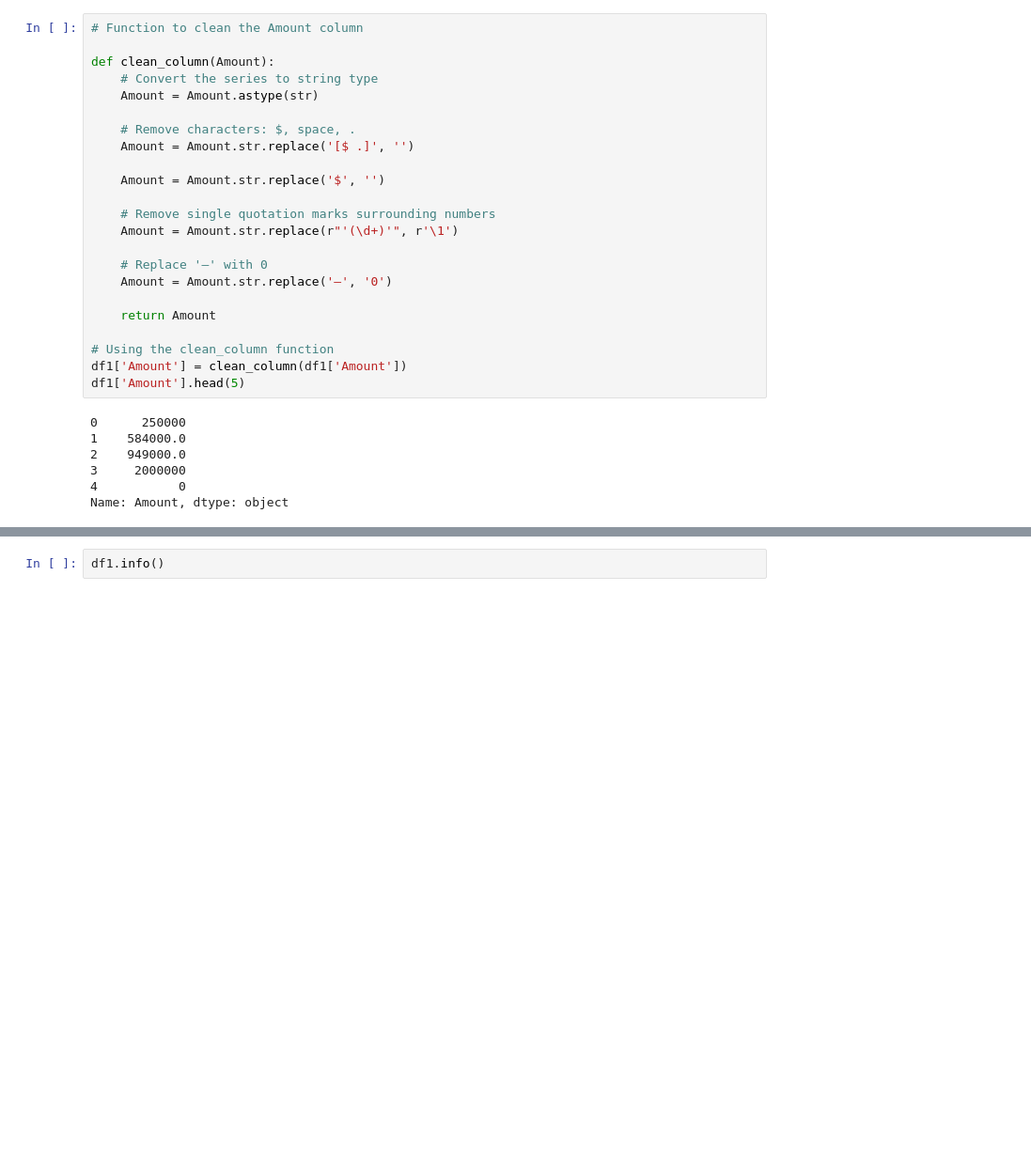
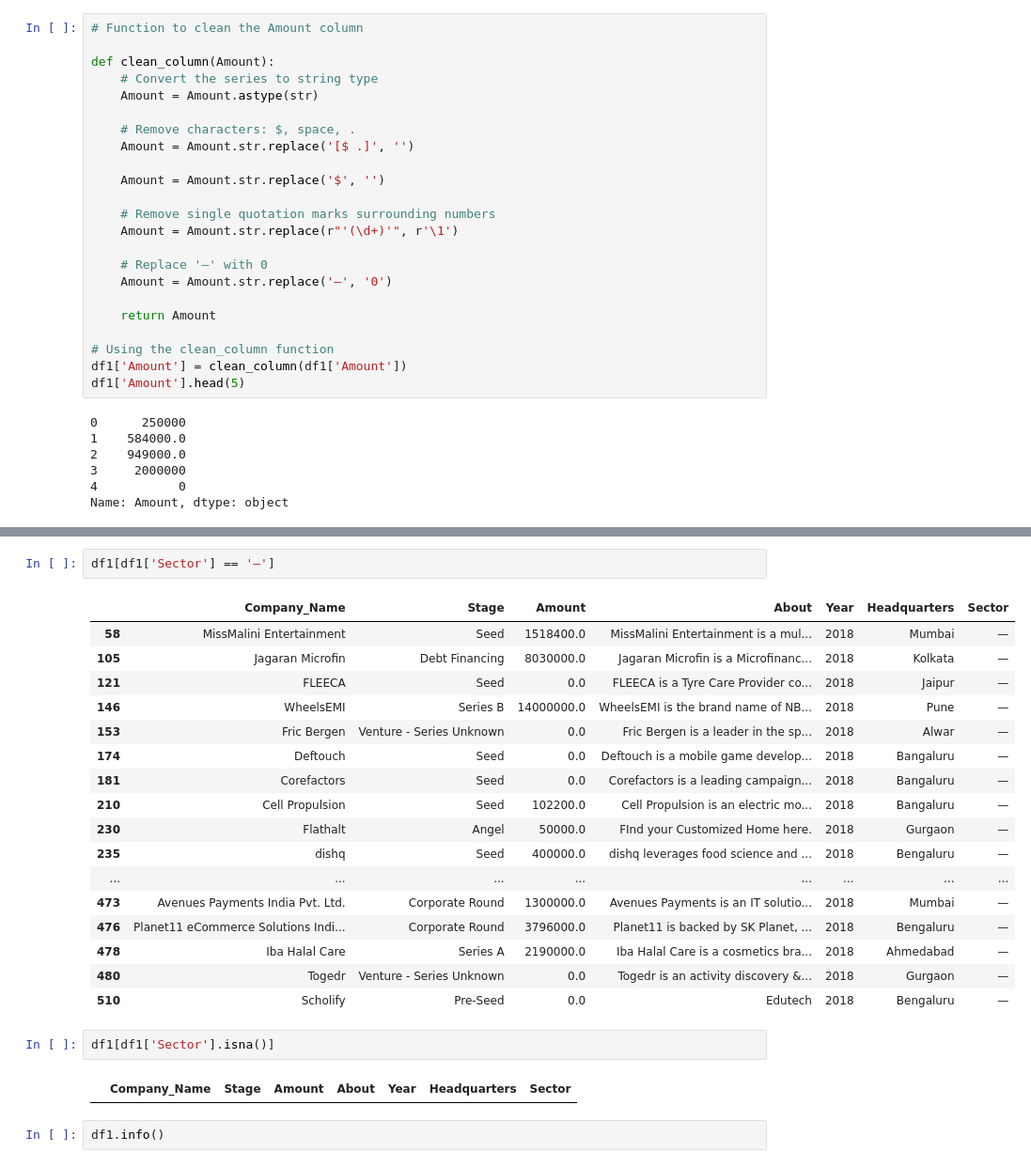
Before and after one commit to akuakorkor/TEAM-FIJI_LPI, a Jupyter notebook: Notebooks/indian_startup_funding_ecosystem.ipynb, the cells around one changed output, grey strips where cells are left out. Shown at 94% size. Drawn from its saved outputs; the diff is of its cells as text; blank space fills up the shorter version.

```diff
--- a/Notebooks/indian_startup_funding_ecosystem.ipynb
+++ b/Notebooks/indian_startup_funding_ecosystem.ipynb
@@ -488,3 +726,27 @@ df1['Sector'] = df1['Sector'].fillna(df1['Sector'].mode()[0])
+# %%
+df1[df1['Sector'] == '—']
+# %% [output]
+|  | Company_Name | Stage | Amount | About | Year | Headquarters | Sector |
+| 58 | MissMalini Entertainment | Seed | 1518400.0 | MissMalini Entertainment is a mul... | 2018 | Mumbai | — |
+| 105 | Jagaran Microfin | Debt Financing | 8030000.0 | Jagaran Microfin is a Microfinanc... | 2018 | Kolkata | — |
+| 121 | FLEECA | Seed | 0.0 | FLEECA is a Tyre Care Provider co... | 2018 | Jaipur | — |
+| 146 | WheelsEMI | Series B | 14000000.0 | WheelsEMI is the brand name of NB... | 2018 | Pune | — |
+| 153 | Fric Bergen | Venture - Series Unknown | 0.0 | Fric Bergen is a leader in the sp... | 2018 | Alwar | — |
+| 174 | Deftouch | Seed | 0.0 | Deftouch is a mobile game develop... | 2018 | Bangaluru | — |
+| 181 | Corefactors | Seed | 0.0 | Corefactors is a leading campaign... | 2018 | Bangaluru | — |
+| 210 | Cell Propulsion | Seed | 102200.0 | Cell Propulsion is an electric mo... | 2018 | Bangaluru | — |
+| 230 | Flathalt | Angel | 50000.0 | FInd your Customized Home here. | 2018 | Gurgaon | — |
+| 235 | dishq | Seed | 400000.0 | dishq leverages food science and ... | 2018 | Bengaluru | — |
+| ... | ... | ... | ... | ... | ... | ... | ... |
+| 473 | Avenues Payments India Pvt. Ltd. | Corporate Round | 1300000.0 | Avenues Payments is an IT solutio... | 2018 | Mumbai | — |
+| 476 | Planet11 eCommerce Solutions Indi... | Corporate Round | 3796000.0 | Planet11 is backed by SK Planet, ... | 2018 | Bengaluru | — |
+| 478 | Iba Halal Care | Series A | 2190000.0 | Iba Halal Care is a cosmetics bra... | 2018 | Ahmedabad | — |
+| 480 | Togedr | Venture - Series Unknown | 0.0 | Togedr is an activity discovery &... | 2018 | Gurgaon | — |
+| 510 | Scholify | Pre-Seed | 0.0 | Edutech | 2018 | Bengaluru | — |
+# %%
+df1[df1['Sector'].isna()]
+# %% [output]
+|  | Company_Name | Stage | Amount | About | Year | Headquarters | Sector |
 # %%
 df1.info()
 # %% [output]
```
Also changed, not shown: parts of 56 cells of this notebook.
